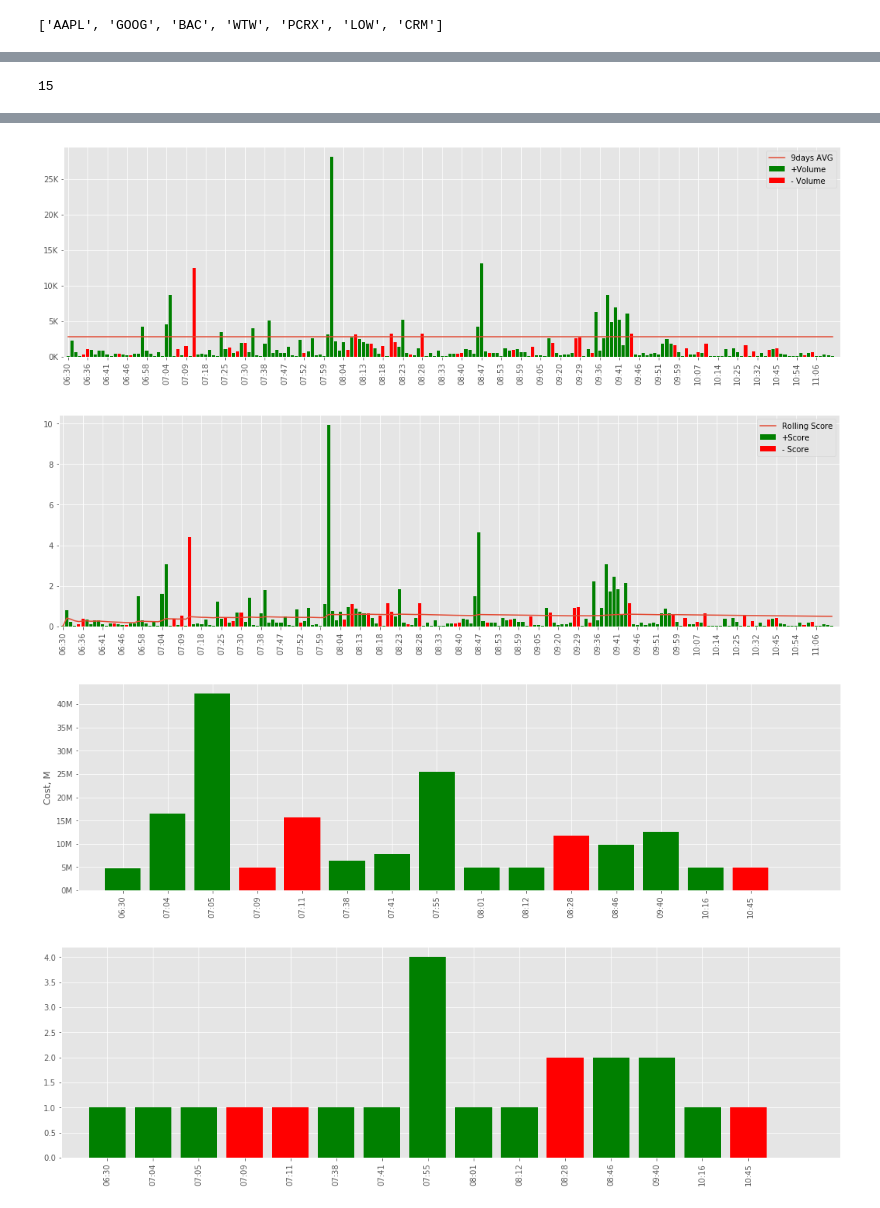
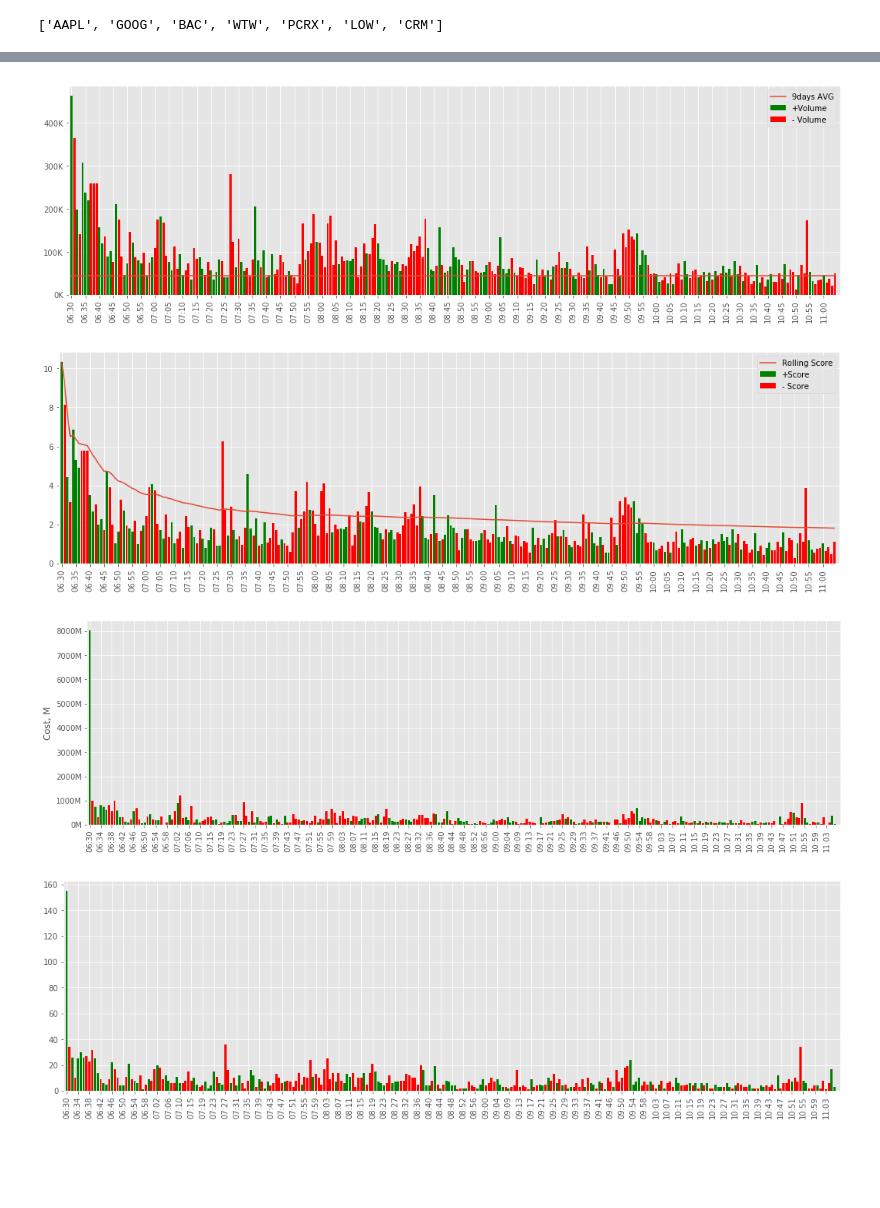
Before and after one commit to alekseystryukov/notebooks, a Jupyter notebook: N07.ipynb, the cells around one changed output, grey strips where cells are left out. Saved outputs shown, nothing was run; the diff lists cells and outputs as text; code cells hidden in the pictures; blank space fills up the shorter version.

```diff
--- a/N07.ipynb
+++ b/N07.ipynb
@@ -240,7 +240,7 @@ def get_data_parallel(symbols):
 
     return df[df.volume.notnull()]
 
-all_dd = get_data_parallel(stocks)
+all_dd = get_data_parallel(stocks[:10])
 all_dd
 # %% [output]
 |  | close | high | low | open | time | volume | symbol | prev_close | avg9days | current_score | ... |
@@ -401,7 +401,7 @@ def load_trades_data(symbol_data, now):
     return df
 
 now = datetime.now(tz=LOCAL_TZ)
-trade_lots_df = load_trades_data({'PCRX': tuple(range(1, 12))}, now)
+trade_lots_df = load_trades_data({stocks[0]: tuple(range(1, 12))}, now)
 trade_lots_df
 # %% [output]
 |  | Symbol | TimePeriod | Time | Cost | Count |
@@ -480,7 +482,6 @@ def display_charts(df, trade_df):
         if len(negative):
             ax4.bar(negative.index, negative.Cost, color='red', align='center')
 
-        print(len_trade_df)
         period = len_trade_df // 90 + 1
         xticks = [n for n in range(0, len_trade_df, period)]
         ax4.set_xticks(xticks)
@@ -503,6 +504,5 @@ def display_charts(df, trade_df):
 
     plt.show()
 
-display_charts(all_dd[all_dd.symbol == "PCRX"], trade_lots_df[trade_lots_df.Symbol == "PCRX"])
+display_charts(all_dd[all_dd.symbol == stocks[0]], trade_lots_df[trade_lots_df.Symbol == stocks[0]])
 # %% [output]
-15
@@ -510,7 +510,7 @@ display_charts(all_dd[all_dd.symbol == "PCRX"], trade_lots_df[trade_lots_df.Symb
-[figure, old version]
+[figure, new version]
-[figure, old version]
+[figure, new version]
-[figure, old version]
+[figure, new version]
-[figure, old version]
+[figure, new version]
 # %%
 def display_summary_chart(dd):
     positive = dd[dd.change_current >= 0]
```
Also changed, not shown: parts of 11 cells of this notebook.
